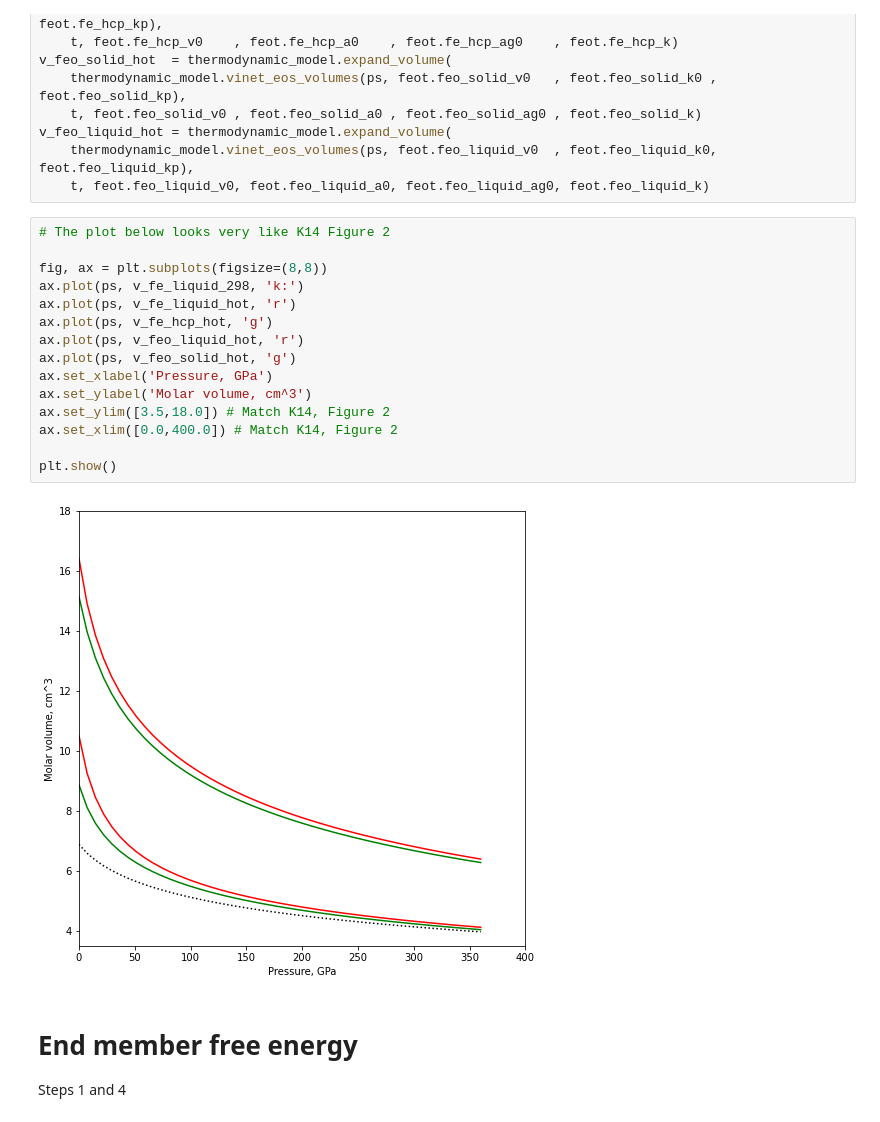
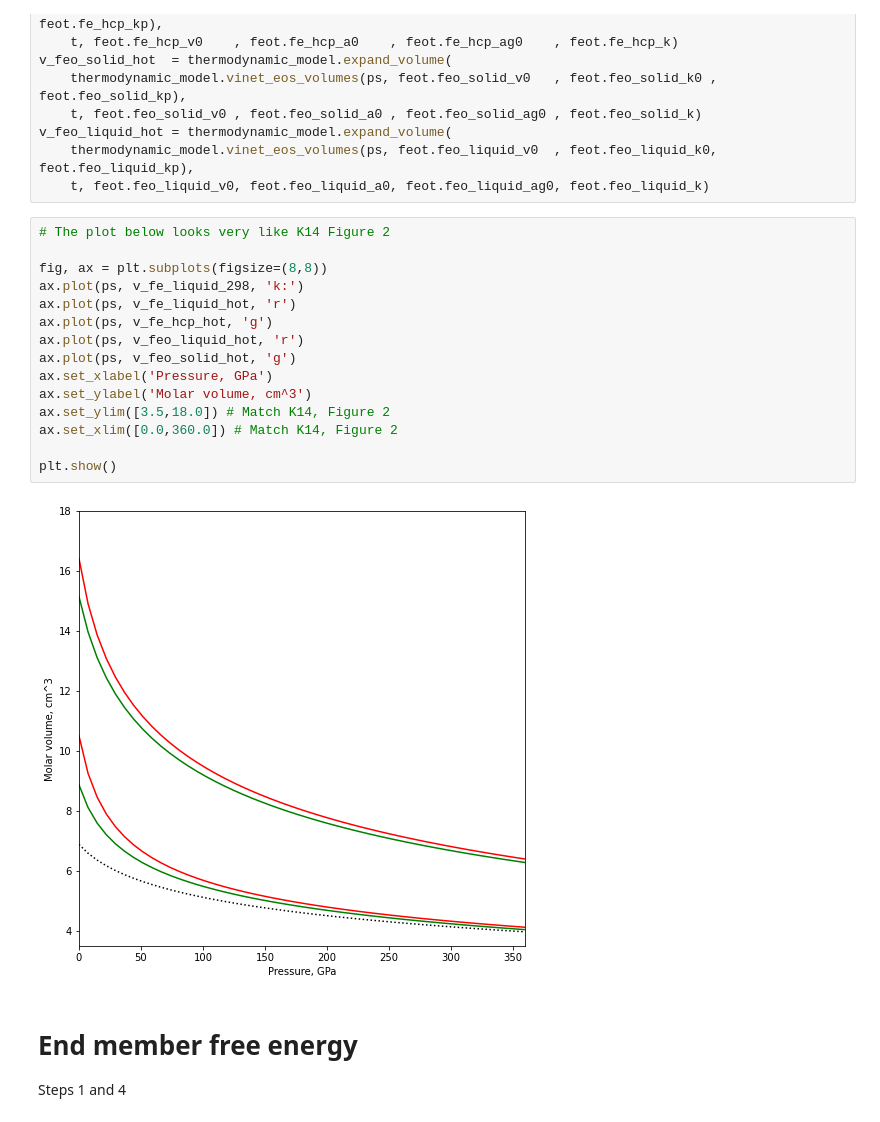
Before and after one commit to andreww/slurry, a Jupyter notebook: thermodynamic_model.ipynb, the cells around one changed output. Saved outputs shown, nothing was run; the diff lists cells and outputs as text.

Commit message:
Add a couple of figures needed to make talk for nuc meeting
Shoudln't really be on this branch, but it's what I had to hand.

```diff
--- a/thermodynamic_model.ipynb
+++ b/thermodynamic_model.ipynb
@@ -59,20 +59,20 @@ v_feo_liquid_hot = thermodynamic_model.expand_volume(
 # %%
 # The plot below looks very like K14 Figure 2
 
 fig, ax = plt.subplots(figsize=(8,8))
 ax.plot(ps, v_fe_liquid_298, 'k:')
 ax.plot(ps, v_fe_liquid_hot, 'r')
 ax.plot(ps, v_fe_hcp_hot, 'g')
 ax.plot(ps, v_feo_liquid_hot, 'r')
 ax.plot(ps, v_feo_solid_hot, 'g')
 ax.set_xlabel('Pressure, GPa')
 ax.set_ylabel('Molar volume, cm^3')
 ax.set_ylim([3.5,18.0]) # Match K14, Figure 2
-ax.set_xlim([0.0,400.0]) # Match K14, Figure 2
+ax.set_xlim([0.0,360.0]) # Match K14, Figure 2
 
 plt.show()
 # %% [output]
-[figure, old version]
+[figure, new version]
 # %% [markdown]
 # End member free energy
 
```
Also changed, not shown: parts of 1 cell of this notebook.
